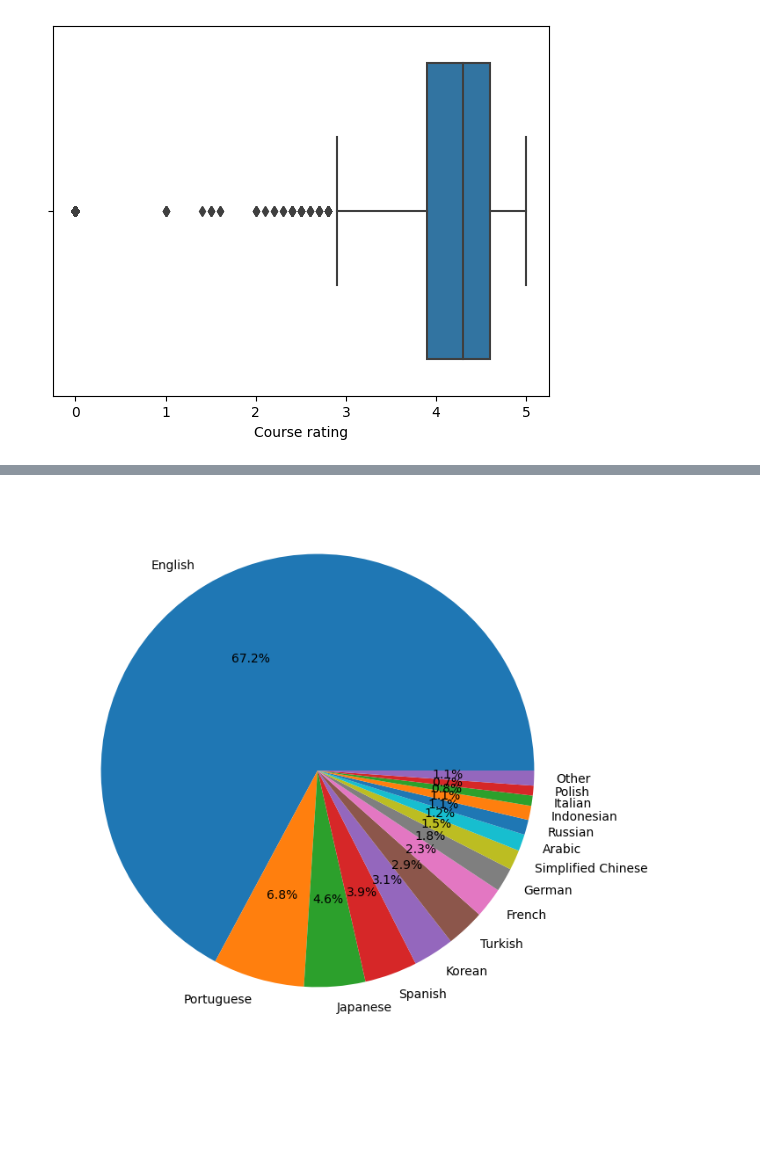
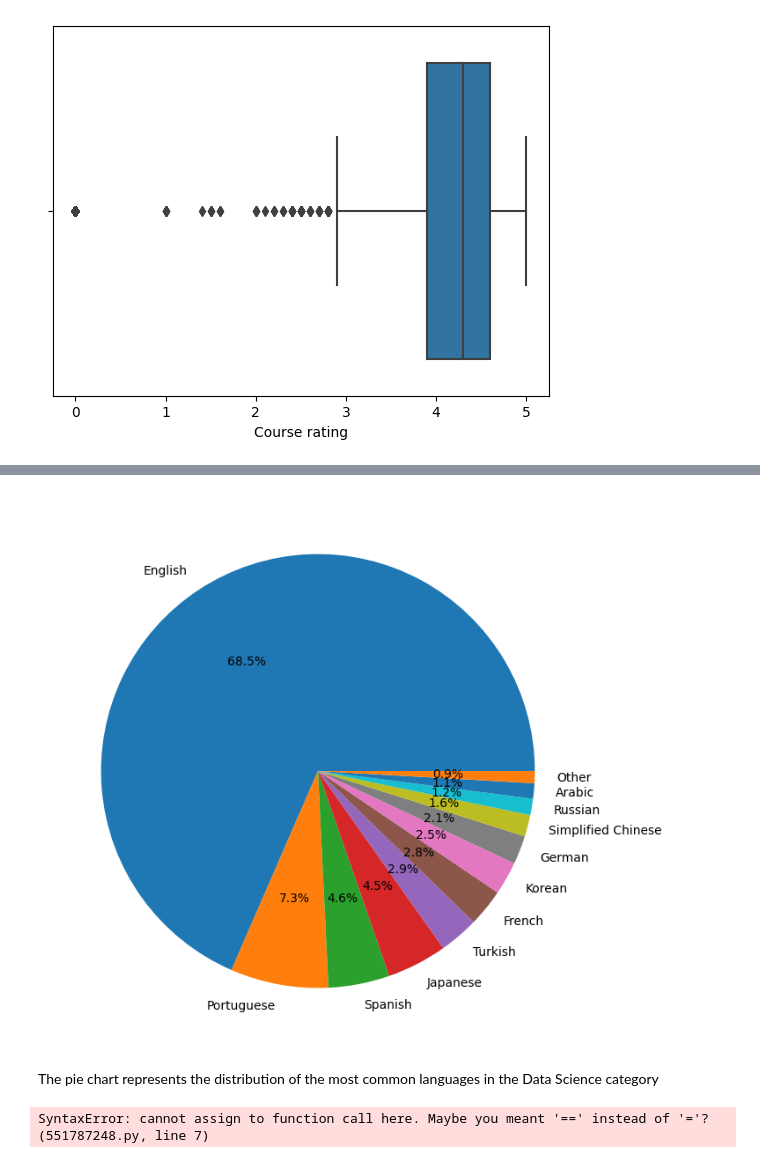
Before and after one commit to tbs93/Final-Project-Introduction-To-Data-Science, a Jupyter notebook: projectName.ipynb, the cells around one changed output, grey strips where cells are left out. Cells and saved outputs as stored; diff of their text form; code cells hidden in the pictures; blank space fills up the shorter version.

```diff
--- a/projectName.ipynb
+++ b/projectName.ipynb
@@ -519,0 +512,6 @@ sns.boxplot(x=dataset["price"], orient='horizontal')
+# %%
+#Clearing the Free courses from the table.
+dataset[(dataset['Course rating']==0)] = np.nan
+dataset.dropna()
+#Lets see the difference
+sns.boxplot(x=dataset["Course rating"], orient='horizontal')
@@ -529,6 +535,6 @@ dataset['price'].corr(dataset['Course rating'])
 # %%
 index_to_remove=[]
-index_to_remove.append(dataset.query('(`Course rating` < 3.3 ) & (price > 100)|(`Course rating` < 4.0) & (price > 401)').index)
+index_to_remove.append(dataset.query('(`Course rating` < 3.5 ) & (price > 250)|(`Course rating` < 4.0) & (price > 401)|(`Course rating` < 2.7) & (price > 101)| (price == 0)').index)
 dataset.drop(index=index_to_remove[0].values,inplace=True)
 dataset.reset_index(inplace=True,drop=True)
 
@@ -553,7 +561,7 @@ sns.boxplot(x=dataset["Course rating"], orient='horizontal')
 # %%
 #Define bins and labels for further data handling
-bins = [0,1,100,200,300,400,700]
-labels =  [1,2,3,4,5,6]
+bins = [1,100,200,300,400,700]
+labels =  [1,2,3,4,5]
 dataset['price_binned'] = pd.cut(x = dataset['price'], bins = bins, labels = labels, include_lowest = True)
 dataset.drop('price',inplace=True,axis=1)
 prices=dataset['price_binned'].value_counts().keys()
@@ -601,20 +629,32 @@ dataset['Number of students who purchased the course'].corr(dataset['Course rati
 # %%
-df = pd.read_csv("final_df.csv")
-dataset=df.copy()
-data_dict = dataset['the language of the course'].value_counts().to_dict()
 
-# merge the 20 least common languages into a single category called "Other"
-threshold = 20
+
+# merge the least common languages (under 1%) into a single category called "Other", there are 22 in total.
+threshold = 24
 other_count = sum(count for count in data_dict.values() if count < threshold)
 data_dict = {k: v for k, v in data_dict.items() if v >= threshold}
 data_dict['Other'] = other_count
 
 # create a pie chart from the updated dictionary
 plt.figure(figsize=(8, 8))
 plt.pie(data_dict.values(), labels=data_dict.keys(),autopct='%1.1f%%')
 
 # show the pie chart
 plt.show()
 # %% [output]
-[figure, old version]
+[figure, new version]
+# %% [markdown]
+The pie chart represents the distribution of the most common languages in the Data Science category
+# %%
+#Now we will change the values of this category into numeric representation in order to try and salvage info which will support our project
+value_counts = df['the language of the course'].value_counts()
+classification_dict = {value: i+1 for i, value in enumerate(value_counts.index)}
+#classification_dict = {value: 12 for value in classification_dict.values() if (value > 12)}
+for k,v in classification_dict.items():
+    if v > 12 :
+        classification_dict.values()=12
+classification_dict
+#df['the language of the course'].replace(classification_dict, inplace=True)
+# %% [output]
+SyntaxError: cannot assign to function call here. Maybe you meant '==' instead of '='? (551787248.py, line 7)
 # %%
```
Also changed, not shown: parts of 23 cells of this notebook.
